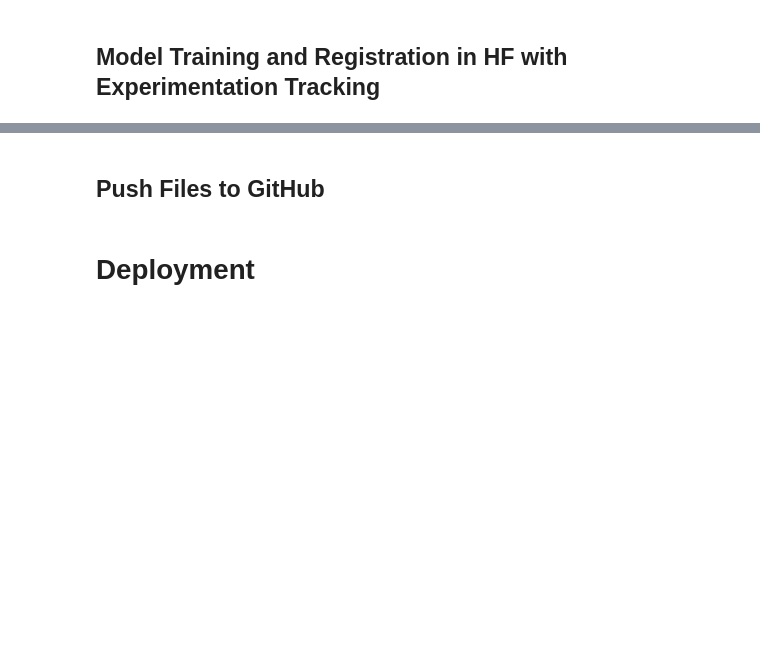
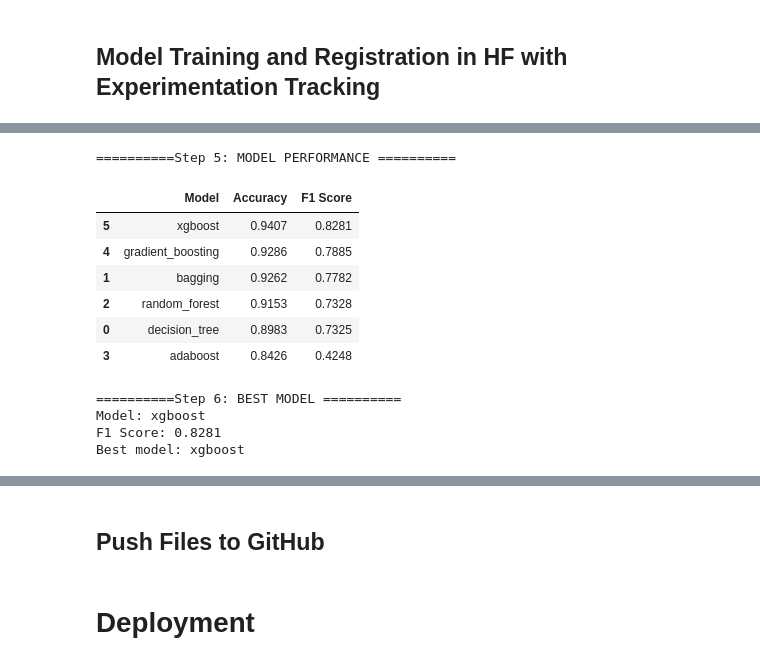
Before and after one commit to AnnieFiB/AIML-PGP, a Jupyter notebook: MLOps-PredictionModel/notebooks/AML&MLOps_Tourism_Package_Prediction.ipynb, the cells around one changed output, grey strips where cells are left out. Cells and saved outputs as stored; diff of their text form; code cells hidden in the pictures; blank space fills up the shorter version.

```diff
--- a/MLOps-PredictionModel/notebooks/AML&MLOps_Tourism_Package_Prediction.ipynb
+++ b/MLOps-PredictionModel/notebooks/AML&MLOps_Tourism_Package_Prediction.ipynb
@@ -349,0 +1457,4 @@ Model repo: Omotayof/wellness-tourism-model
+# %%
+# Step 12 - Build preprocessing pipeline
+importlib.reload(train_utils)  # Reload the module to ensure the latest changes are reflected
+preprocessor = train_utils.build_preprocessor(X_train)
@@ -349,0 +1472,11 @@ Model repo: Omotayof/wellness-tourism-model
+# %%
+# Step 13-16 - get models, train, tune, and log them in MLflow
+importlib.reload(train_utils)  # Reload the module to ensure the latest changes are reflected
+
+# Step 13 - Get models and parameter grids
+
+models, param_grids = train_utils.get_models_and_params()
+
+print("Models loaded:")
+for name in models:
+    print("-", name)
@@ -349,0 +1491,23 @@ Model repo: Omotayof/wellness-tourism-model
+# %%
+# Step 14 - Train and tune models
+
+results = {}
+
+for name, model in models.items():
+
+    best_model, f1, accuracy = train_utils.train_and_tune(
+        model_name=name,
+        model=model,
+        params=param_grids[name],
+        preprocessor=preprocessor,
+        X_train=X_train,
+        y_train=y_train,
+        X_test=X_test,
+        y_test=y_test
+    )
+
+    results[name] = {
+        "model": best_model,
+        "f1": f1,
+        "accuracy": accuracy
+    }
@@ -349,0 +1536,26 @@ Model repo: Omotayof/wellness-tourism-model
+# %%
+# Step 15 - Display model results
+
+model_summary = train_utils.summarize_models(results)
+
+display(model_summary)
+# %% [output]
+==========Step 5: MODEL PERFORMANCE ==========
+|  | Model | Accuracy | F1 Score |
+| 5 | xgboost | 0.9407 | 0.8281 |
+| 4 | gradient_boosting | 0.9286 | 0.7885 |
+| 1 | bagging | 0.9262 | 0.7782 |
+| 2 | random_forest | 0.9153 | 0.7328 |
+| 0 | decision_tree | 0.8983 | 0.7325 |
+| 3 | adaboost | 0.8426 | 0.4248 |
+# %%
+# Step 16 - Select best model
+
+best_name, best_model = train_utils.select_best_model(results)
+
+print(f"Best model: {best_name}")
+# %% [output]
+==========Step 6: BEST MODEL ==========
+Model: xgboost
+F1 Score: 0.8281
+Best model: xgboost
```
Also changed, not shown: parts of 50 cells of this notebook, 12 other files.
